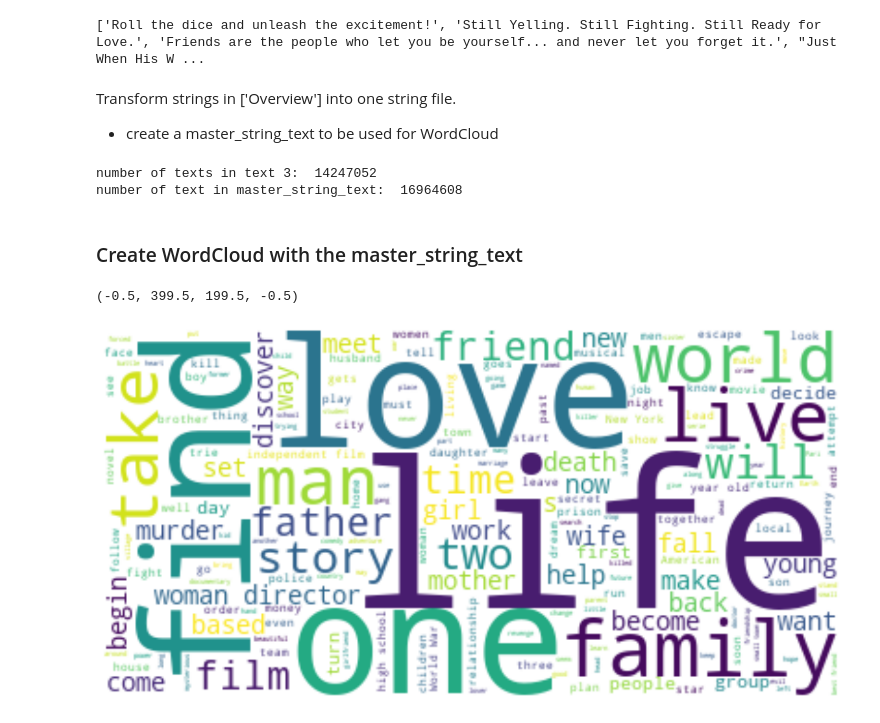
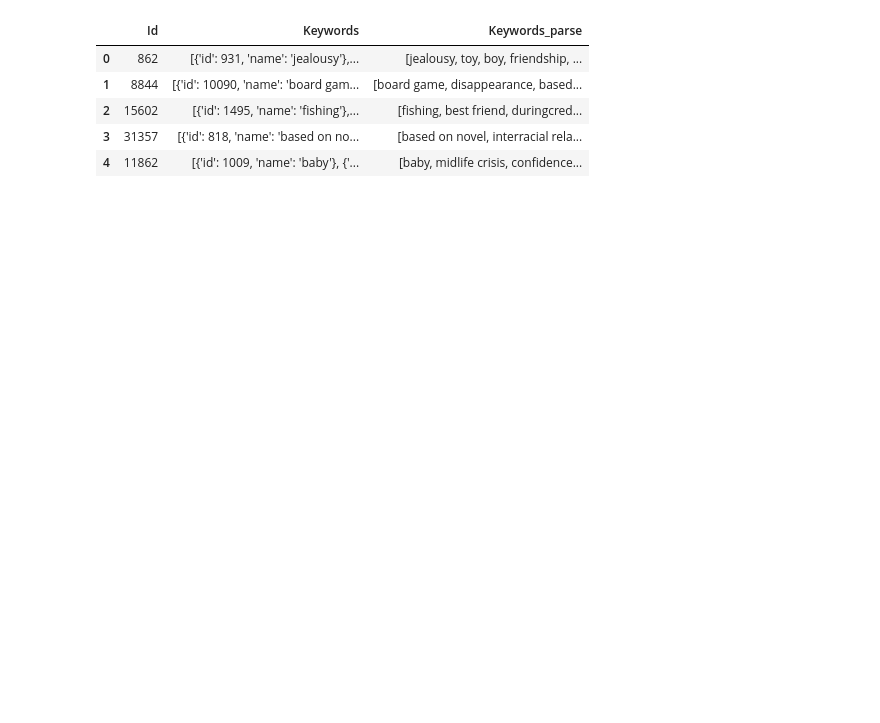
Before and after one commit to slimrivermoi/Techlabs-DS5, a Jupyter notebook: edit_data/Lee/text_prep_for_keywords_analysis.ipynb, the cells around one changed output. Cells and saved outputs as stored; diff of their text form; code cells hidden in the pictures; blank space fills up the shorter version.

Commit message:
update text prep code

```diff
--- a/edit_data/Lee/text_prep_for_keywords_analysis.ipynb
+++ b/edit_data/Lee/text_prep_for_keywords_analysis.ipynb
@@ -6,0 +13,5 @@ In this notebook, we will combine the parsed texts to create a Wordcloud for vis
+# %%
+## Remove duplicates in keywords_df
+print('Before: ', keywords_df.shape)
+keywords_df = keywords_df.loc[~keywords_df.duplicated(subset=['id'])].reset_index(drop=True).copy()
+print('After removed dups: ', keywords_df.shape)
@@ -70,57 +43,14 @@ Transform strings in ['Tagline'] into one string file.
-# %%
-# combine strings in ['Tagline']
-new_movies_df = pd.read_csv("../../edit_data/cleaned_data/movies.csv")
-
-#drop na values before joining the text.
-filt = (new_movies_df['Tagline'].isna() == False)
-filtered_tagline = new_movies_df.loc[filt]['Tagline']
-
-text_list_2=[]
-for new_text in filtered_tagline:
-    # text_list.append(new_text)
-    text_list_2.append(new_text)
-
-string_text_2 = " ".join(text_list_2)
-print("number of text2: ",len(string_text_2))
-# %% [output]
-['Roll the dice and unleash the excitement!', 'Still Yelling. Still Fighting. Still Ready for Love.', 'Friends are the people who let you be yourself... and never let you forget it.', "Just When His W ...
-# %% [markdown]
-Transform strings in ['Overview'] into one string file.
-- create a master_string_text to be used for WordCloud
-# %%
-filt_ = (new_movies_df['Overview'].isna() == False)
-filtered_tagline = new_movies_df.loc[filt_]['Overview']
-
-text_list_3=[]
-for new_text in filtered_tagline:
-    # text_list.append(new_text)
-    text_list_3.append(new_text)
-
-string_text_3 = " ".join(text_list_3)
-print("number of texts in text 3: ",len(string_text_3))
-
-## join text 1 (keywords), text 2 (tagline) and text 3 (overview) into master_string_text.
-master_string_text = string_text_1 + string_text_2 + string_text_3
-print("number of text in master_string_text: ",len(master_string_text))
-# %% [output]
-number of texts in text 3:  14247052
-number of text in master_string_text:  16964608
-# %% [markdown]
-### Create WordCloud with the master_string_text
-# %%
-from wordcloud import WordCloud
-from wordcloud import ImageColorGenerator
-from wordcloud import STOPWORDS
-import matplotlib.pyplot as plt
-
-
-# use the standard stopwords in the WordCloud english library (https://github.com/amueller/word_cloud#word_cloud)
-stopwords = set(STOPWORDS)
-wordcloud = WordCloud(stopwords=stopwords, background_color="white").generate(master_string_text)
-plt.figure( figsize=(15,10))
-plt.imshow(wordcloud, interpolation='bilinear')
-plt.axis("off")
-# plt.show()
-# %% [output]
-(-0.5, 399.5, 199.5, -0.5)
-[figure, removed]
+# %%
+#rename
+keywords_df = keywords_df.rename(columns={'id':'Id',
+                             'keywords': 'Keywords',
+                             'keywords_parse': 'Keywords_parse'})
+
+keywords_df.head()
+# %% [output]
+|  | Id | Keywords | Keywords_parse |
+| 0 | 862 | [{'id': 931, 'name': 'jealousy'},... | [jealousy, toy, boy, friendship, ... |
+| 1 | 8844 | [{'id': 10090, 'name': 'board gam... | [board game, disappearance, based... |
+| 2 | 15602 | [{'id': 1495, 'name': 'fishing'},... | [fishing, best friend, duringcred... |
+| 3 | 31357 | [{'id': 818, 'name': 'based on no... | [based on novel, interracial rela... |
+| 4 | 11862 | [{'id': 1009, 'name': 'baby'}, {'... | [baby, midlife crisis, confidence... |
```
Also changed, not shown: parts of 14 cells of this notebook.
